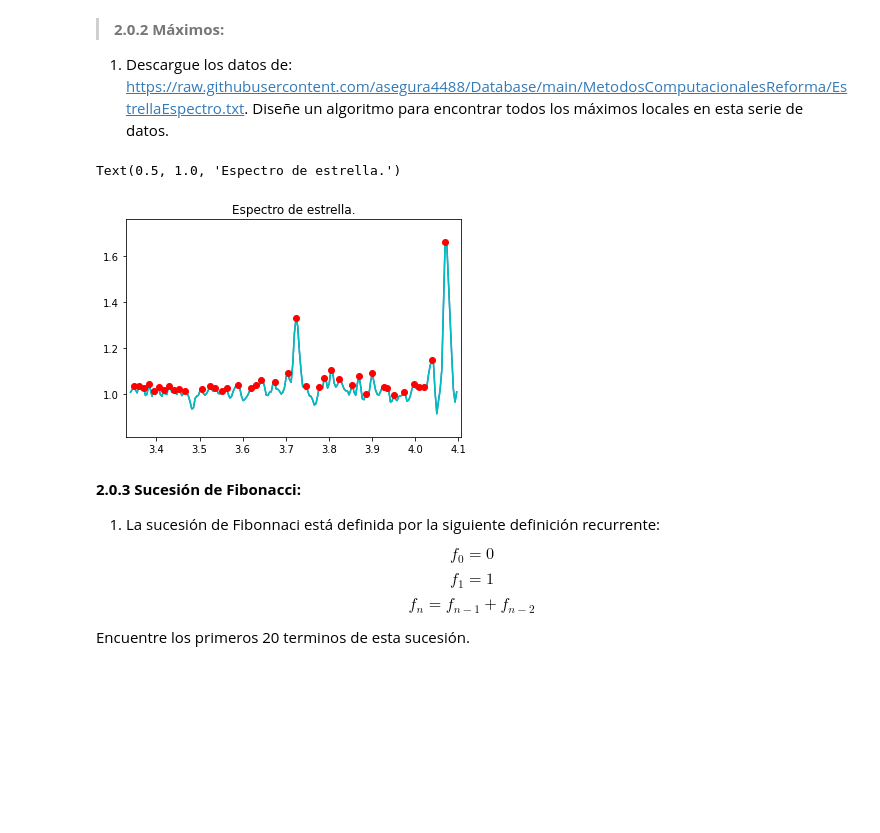
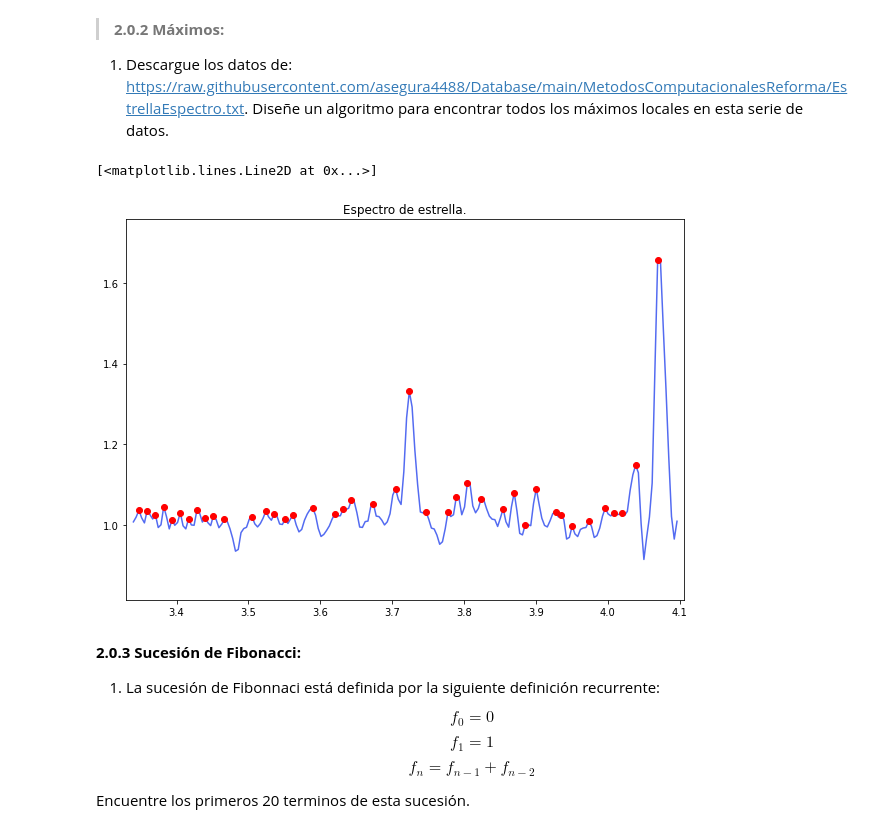
Before and after one commit to ThomasAnkhe/Metodos1_ClaudiaCuellar-ThomasAndrade, a Jupyter notebook: Primer Taller/Métodos_Taller1.ipynb, the cells around one changed output. Drawn from its saved outputs; the diff is of its cells as text; code cells hidden in the pictures; blank space fills up the shorter version.

```diff
--- a/Primer Taller/Métodos_Taller1.ipynb
+++ b/Primer Taller/Métodos_Taller1.ipynb
@@ -51,39 +48,40 @@ para encontrar todos los máximos locales en esta serie de datos.
 url = "https://raw.githubusercontent.com/asegura4488/Database/main/MetodosComputacionalesReforma/EstrellaEspectro.txt"
 filename = "DatosMaximo.txt"
 urllib.request.urlretrieve(url, filename)
 data = np.loadtxt(filename)
-plt.plot(data[:,0],data[:,1])
 graphics_data = []
 
 for i in data:
     graphics_data.append([float(i[0]), float(i[1])])
-
 
 marker_x = []
 marker_y = []
 y = []
 x = []
 
 for i in graphics_data:
   mark = graphics_data.index(i)
   y.append(i[1])
   x.append(i[0])
 
   if mark != 0 and mark != len(graphics_data)-1:
     last = graphics_data[mark - 1]
     next = graphics_data[mark + 1]
 
     if last[1] < i[1] and next[1] < i[1]:
       marker_x.append(i[0])
       marker_y.append(i[1])
 
-plt.plot(x,y,color='c')
+fig = plt.figure(figsize = (10,7))
+ax = fig.add_subplot(111)
+
+plt.title('Espectro de estrella.')
+plt.plot(x, y, color = '#536BF1')
 plt.axis([min(x) - 0.01, max(x) + 0.01, min(y)-0.1, max(y) + 0.1])
 plt.plot(marker_x,marker_y,"o",color='r')
-plt.title('Espectro de estrella.')
 # %% [output]
-Text(0.5, 1.0, 'Espectro de estrella.')
+[<matplotlib.lines.Line2D at 0x...>]
-[figure, old version]
+[figure, new version]
 # %% [markdown]
 **2.0.3 Sucesión de Fibonacci:**
 1. La sucesión de Fibonnaci está definida por la siguiente definición recurrente:
```
Also changed, not shown: parts of 17 cells of this notebook, 5 other files.
